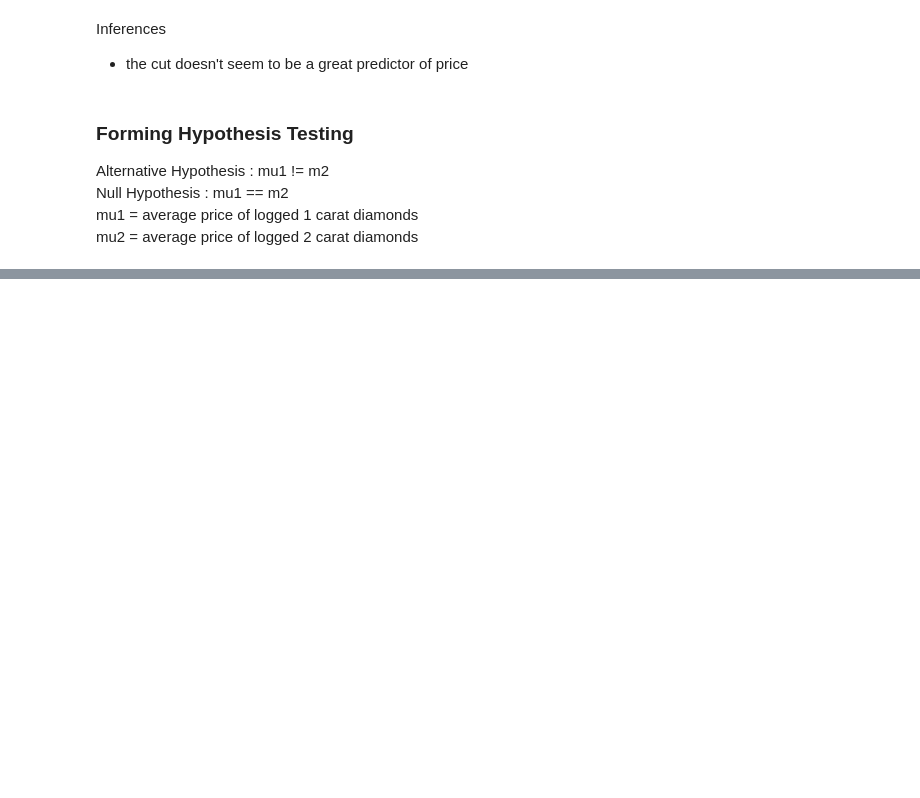
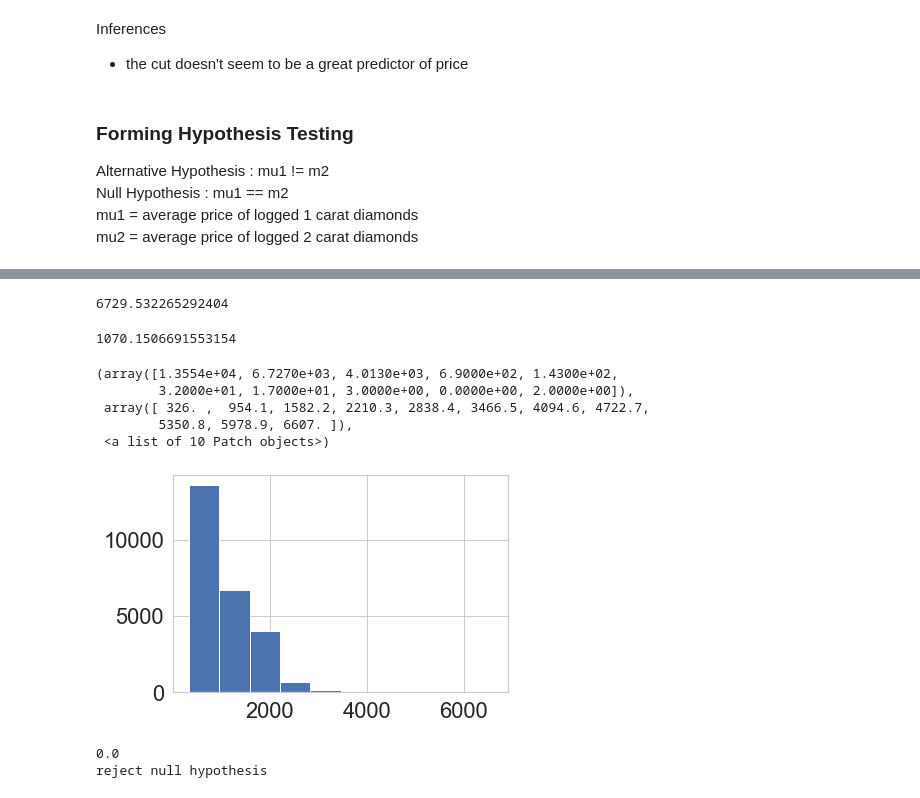
Before and after one commit to chrispfchung/diamonds-regression-project, a Jupyter notebook: Lin_reg_project_code_bpb - EDA & Hypothesis Testing.ipynb, the cells around one changed output, grey strips where cells are left out. Saved outputs shown, nothing was run; the diff lists cells and outputs as text; code cells hidden in the pictures; blank space fills up the shorter version.

Commit message:
hypothesis testing for carat, price

```diff
--- a/Lin_reg_project_code_bpb - EDA & Hypothesis Testing.ipynb
+++ b/Lin_reg_project_code_bpb - EDA & Hypothesis Testing.ipynb
@@ -276,0 +279,6 @@ mu2 = average price of logged 2 carat diamonds
+# %%
+df_car_high = df[df['carat']>df['carat'].quantile(0.5)]
+df_car_low = df[df['carat']<df['carat'].quantile(0.5)]
+print(df_car_high)
+print('\n')
+print(df_car_low)
@@ -276,0 +303,17 @@ mu2 = average price of logged 2 carat diamonds
+# %%
+df_car_high.price.mean()
+# %% [output]
+6729.532265292404
+# %%
+df_car_low.price.mean()
+# %% [output]
+1070.1506691553154
+# %%
+plt.hist(df_car_low.price)
+# %% [output]
+(array([1.3554e+04, 6.7270e+03, 4.0130e+03, 6.9000e+02, 1.4300e+02,
+        3.2000e+01, 1.7000e+01, 3.0000e+00, 0.0000e+00, 2.0000e+00]),
+ array([ 326. ,  954.1, 1582.2, 2210.3, 2838.4, 3466.5, 4094.6, 4722.7,
+        5350.8, 5978.9, 6607. ]),
+ <a list of 10 Patch objects>)
+[figure, added]
@@ -276,0 +322,11 @@ mu2 = average price of logged 2 carat diamonds
+# %%
+#z_test for two
+ztest ,pval1 = stests.ztest(df_car_high.price, x2=df_car_low.price, alternative='two-sided')
+print(float(pval1))
+if pval1<0.05:
+    print("reject null hypothesis")
+else:
+    print("accept null hypothesis")
+# %% [output]
+0.0
+reject null hypothesis
```
Also changed, not shown: parts of 14 cells of this notebook.
